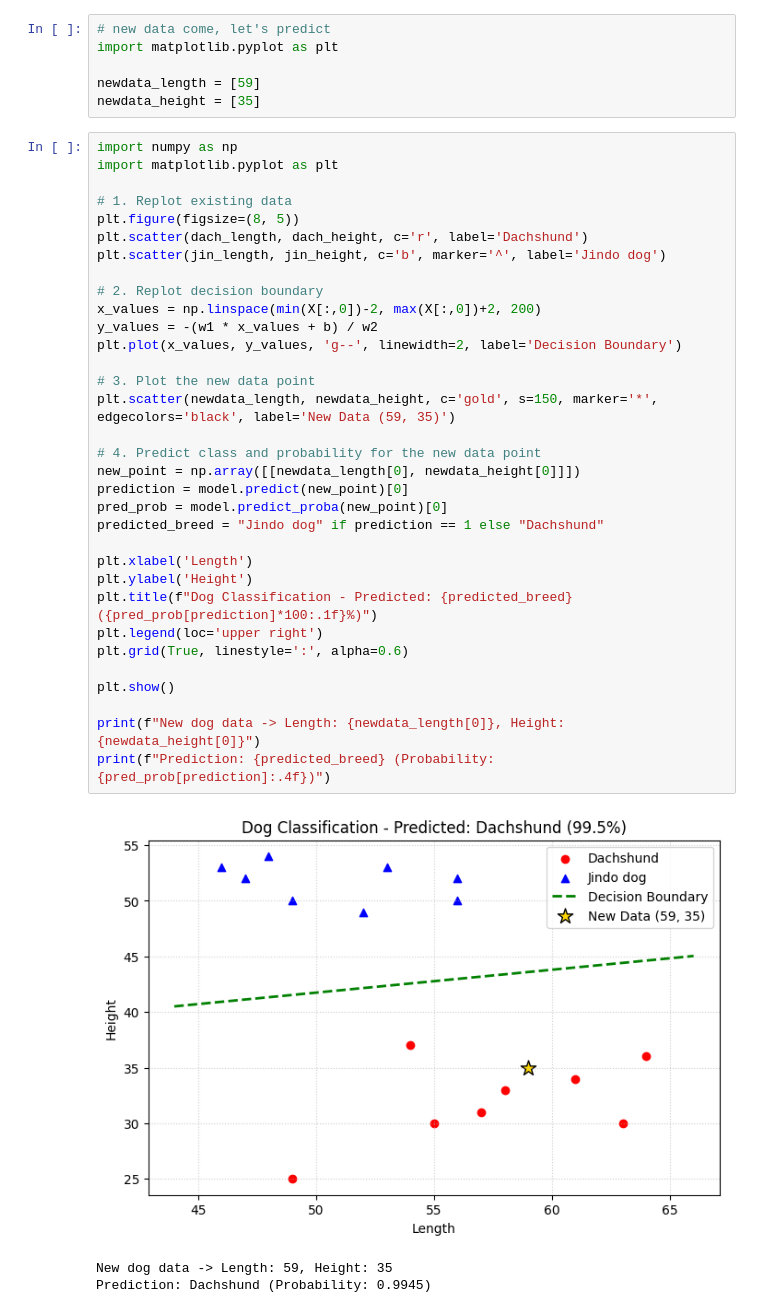
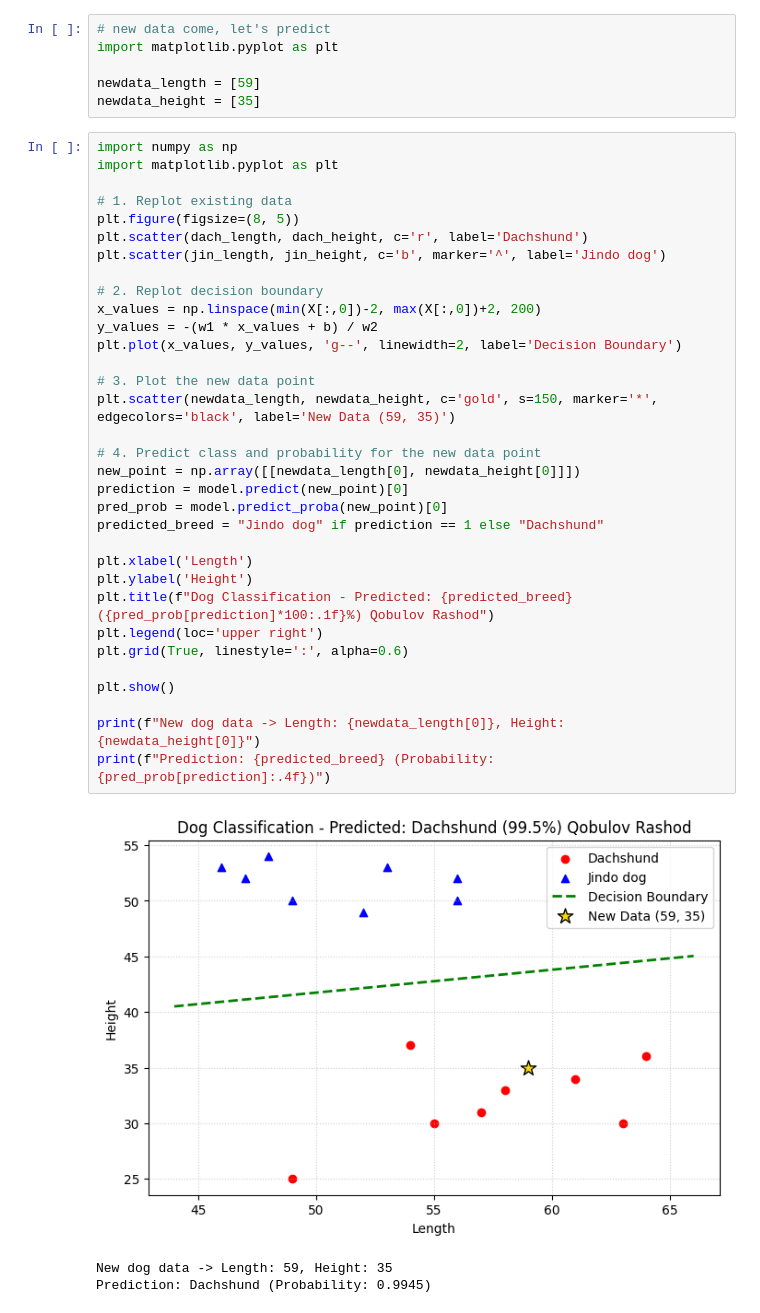
Before and after one commit to RashodKabulov/Churvaqa, a Jupyter notebook: Untitled2.ipynb, the cells around one changed output. Saved outputs shown, nothing was run; the diff lists cells and outputs as text.

```diff
--- a/Untitled2.ipynb
+++ b/Untitled2.ipynb
@@ -167,34 +167,34 @@ import matplotlib.pyplot as plt
 
 # 1. Replot existing data
 plt.figure(figsize=(8, 5))
 plt.scatter(dach_length, dach_height, c='r', label='Dachshund')
 plt.scatter(jin_length, jin_height, c='b', marker='^', label='Jindo dog')
 
 # 2. Replot decision boundary
 x_values = np.linspace(min(X[:,0])-2, max(X[:,0])+2, 200)
 y_values = -(w1 * x_values + b) / w2
 plt.plot(x_values, y_values, 'g--', linewidth=2, label='Decision Boundary')
 
 # 3. Plot the new data point
 plt.scatter(newdata_length, newdata_height, c='gold', s=150, marker='*', edgecolors='black', label='New Data (59, 35)')
 
 # 4. Predict class and probability for the new data point
 new_point = np.array([[newdata_length[0], newdata_height[0]]])
 prediction = model.predict(new_point)[0]
 pred_prob = model.predict_proba(new_point)[0]
 predicted_breed = "Jindo dog" if prediction == 1 else "Dachshund"
 
 plt.xlabel('Length')
 plt.ylabel('Height')
-plt.title(f"Dog Classification - Predicted: {predicted_breed} ({pred_prob[prediction]*100:.1f}%)")
+plt.title(f"Dog Classification - Predicted: {predicted_breed} ({pred_prob[prediction]*100:.1f}%) Qobulov Rashod")
 plt.legend(loc='upper right')
 plt.grid(True, linestyle=':', alpha=0.6)
 
 plt.show()
 
 print(f"New dog data -> Length: {newdata_length[0]}, Height: {newdata_height[0]}")
 print(f"Prediction: {predicted_breed} (Probability: {pred_prob[prediction]:.4f})")
 # %% [output]
-[figure, old version]
+[figure, new version]
 New dog data -> Length: 59, Height: 35
 Prediction: Dachshund (Probability: 0.9945)
```
